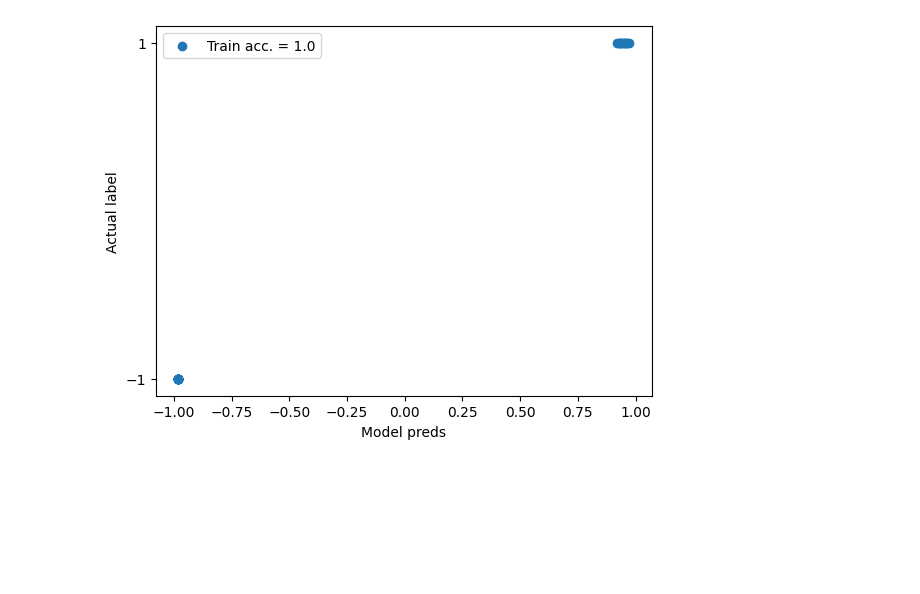
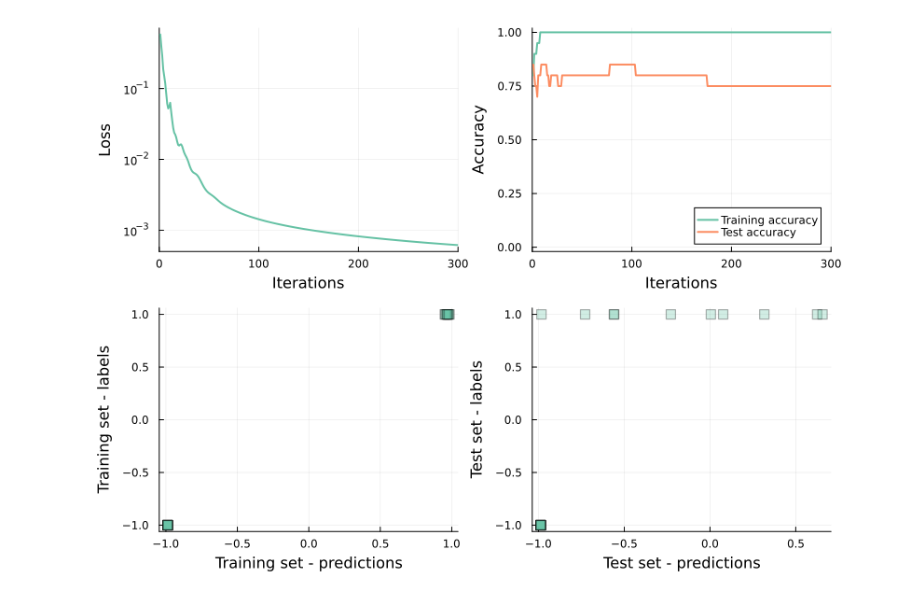
Before and after one commit to Qu-DOS/QuantumPrimer.jl, a Jupyter notebook: notebooks/QCNN_mwe.ipynb, the cells around one changed output. Cells and saved outputs as stored; diff of their text form; code cells hidden in the pictures; blank space fills up the shorter version.

Commit message:
Refined mwe and plots of qcnn

```diff
--- a/notebooks/QCNN_mwe.ipynb
+++ b/notebooks/QCNN_mwe.ipynb
@@ -16,23 +12,26 @@ YaoPlots.plot(circ)
 # %%
 #Example use (random states vs uniform state)
 
-seed = 2
+seed = 1234 # set seed for reproducibility
 Random.seed!(seed)
 
 n = 4 # preferably a power of 2
 
-states1 = [rand_state(n) for i=1:10]
-states2 = [uniform_state(n) for i=1:10]
-states = vcat([states1, states2]...)
-labels = vcat([repeat([1],10), repeat([-1],10)]...)
+n_samples = 10
+states1 = [rand_state(n) for i=1:n_samples*2]
+states2 = [uniform_state(n) for i=1:n_samples*2]
 
-test_states1 = [rand_state(n) for i=1:10]
-test_states2 = [uniform_state(n) for i=1:10]
-test_states = vcat([test_states1, test_states2]...)
-test_labels = vcat([repeat([1],10), repeat([-1],10)]...)
+# train
+tr_states = vcat([states1[1:n_samples], states2[1:n_samples]]...)
+tr_labels = vcat([repeat([1], 10), repeat([-1], 10)]...)
 
-d1 = Data(states, labels);
-d2 = Data(test_states, test_labels);
+# test
+te_states = vcat([states1[n_samples+1:n_samples*2], states2[n_samples+1:n_samples*2]]...)
+te_labels = vcat([repeat([1], 10), repeat([-1], 10)]...)
+
+# structures
+d1 = Data(tr_states, tr_labels);
+d2 = Data(te_states, te_labels);
 # %%
 iters = 300
 # Using ADAM optimiser in source code.
@@ -68,10 +57,21 @@ PyPlot.display_figs()
-# %%
-PyPlot.scatter(tr_preds, labels, label="Train acc. = $(round(tr_track[end],digits=2))")
-#PyPlot.scatter(te_preds, test_labels, label="Test acc. = $(round(te_track[end],digits=2))")
-PyPlot.xlabel("Model preds")
-PyPlot.ylabel("Actual label")
-PyPlot.yticks(-1:2:1)
-PyPlot.legend()
-PyPlot.display_figs()
-# %% [output]
-[figure, removed]
+# %%
+# Loss vs Interations
+p1 = Plots.plot(xlim=(0, iters), xlabel="Iterations", ylabel="Loss")
+Plots.plot!(loss_track, yaxis=:log, label=false)
+
+# Accuracy vs Interations
+p2 = Plots.plot(xlim=(-0.05, iters), ylim=(-0.02, 1.02), xlabel="Iterations", ylabel="Accuracy", legend=:bottomright)
+Plots.plot!(tr_track, label="Training accuracy")
+Plots.plot!(te_track, label="Test accuracy")
+
+# Training labels vs predictions
+p3 = Plots.scatter(xlabel="Training set - predictions", ylabel="Training set - labels", legend=false)
+Plots.scatter!(tr_preds, tr_labels, ma=0.3, shape=:rect)
+
+# Test labels vs predictions
+p4 = Plots.scatter(xlabel="Test set - predictions", ylabel="Test set - labels", legend=false)
+Plots.scatter!(te_preds, te_labels, ma=0.3, shape=:rect)
+
+Plots.plot(p1, p2, p3, p4, layout=(2, 2), size=(800, 600))
+# %% [output]
+[figure, added]
```
Also changed, not shown: parts of 6 cells of this notebook, 1 other file.
